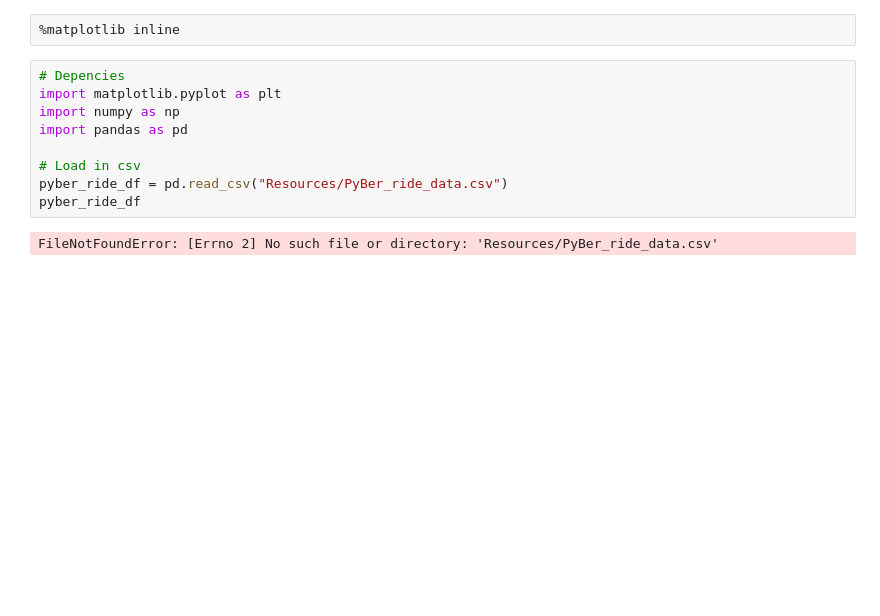
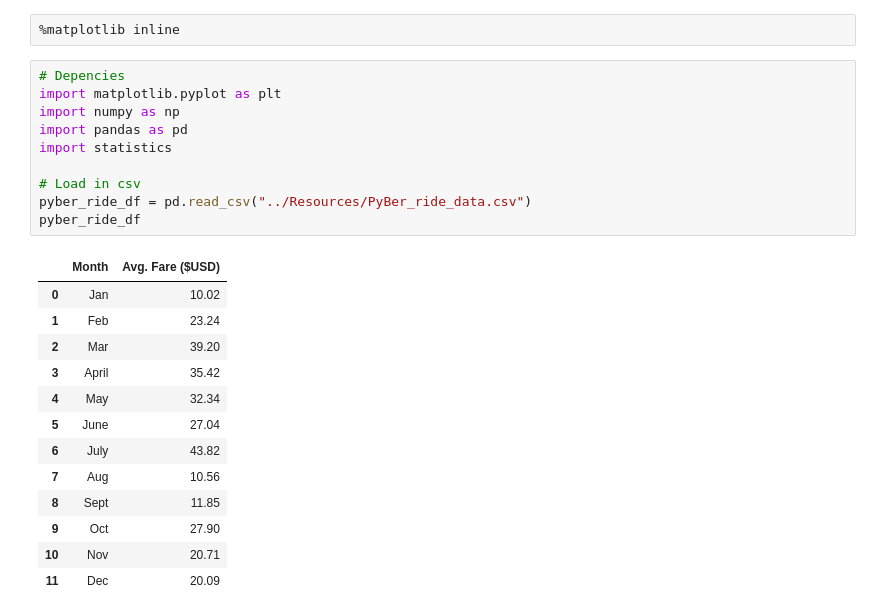
Before and after one commit to WoyramA/PyBer_Analysis, a Jupyter notebook: Resources/PyBer_ride_data.ipynb, the cells around one changed output. Cells and saved outputs as stored; diff of their text form; blank space fills up the shorter version.

```diff
--- a/Resources/PyBer_ride_data.ipynb
+++ b/Resources/PyBer_ride_data.ipynb
@@ -3,12 +3,25 @@
 # %%
 # Depencies
 import matplotlib.pyplot as plt
 import numpy as np
 import pandas as pd
+import statistics
 
 # Load in csv
-pyber_ride_df = pd.read_csv("Resources/PyBer_ride_data.csv")
+pyber_ride_df = pd.read_csv("../Resources/PyBer_ride_data.csv")
 pyber_ride_df
 # %% [output]
-FileNotFoundError: [Errno 2] No such file or directory: 'Resources/PyBer_ride_data.csv'
+|  | Month | Avg. Fare ($USD) |
+| 0 | Jan | 10.02 |
+| 1 | Feb | 23.24 |
+| 2 | Mar | 39.20 |
+| 3 | April | 35.42 |
+| 4 | May | 32.34 |
+| 5 | June | 27.04 |
+| 6 | July | 43.82 |
+| 7 | Aug | 10.56 |
+| 8 | Sept | 11.85 |
+| 9 | Oct | 27.90 |
+| 10 | Nov | 20.71 |
+| 11 | Dec | 20.09 |
 # %%
```
Also changed, not shown: parts of 5 cells of this notebook, 4 other files.
